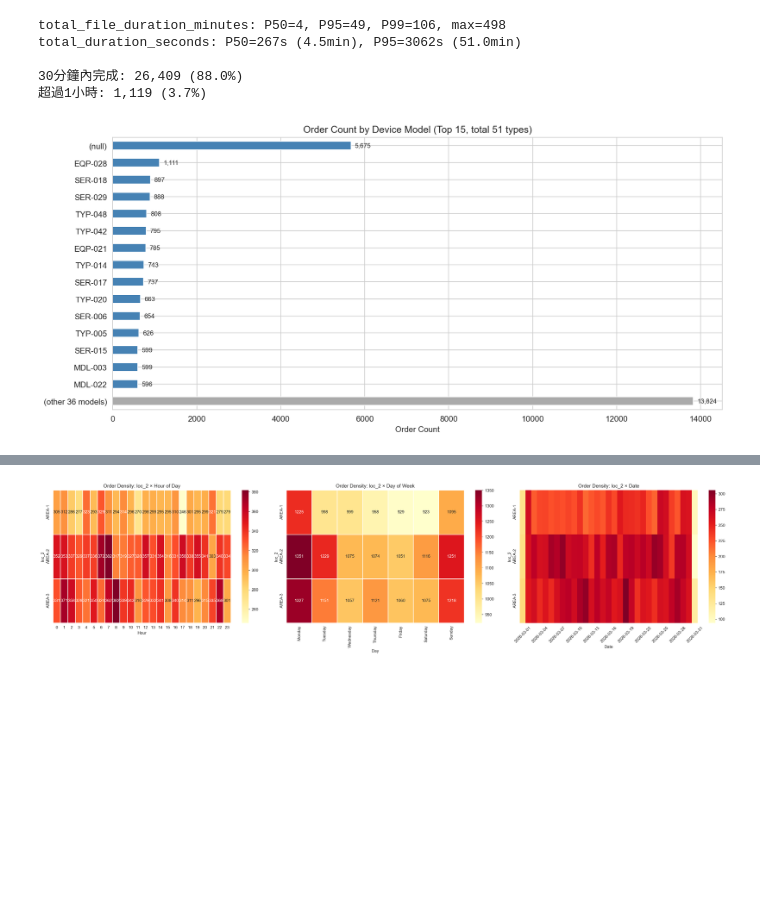
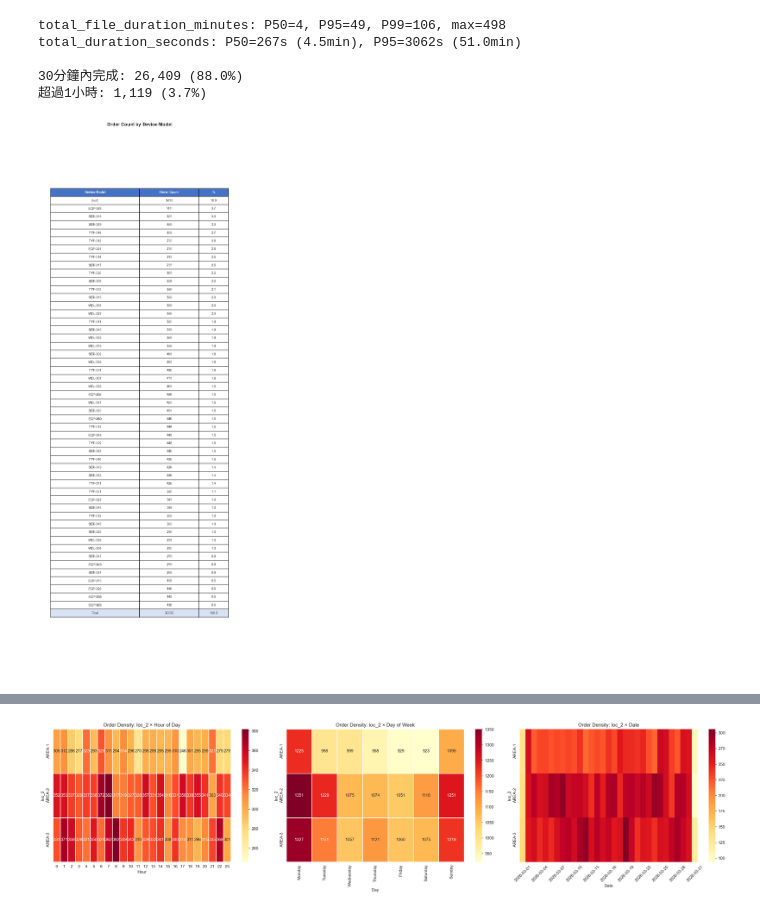
Before and after one commit to yschiang/perf-profiling, a Jupyter notebook: notebooks/step1_eda_contention.ipynb, the cells around one changed output, grey strips where cells are left out. Saved outputs shown, nothing was run; the diff lists cells and outputs as text; code cells hidden in the pictures; blank space fills up the shorter version.

Commit message:
Step 1: replace device model bar chart with two distribution tables (model + device order count)

```diff
--- a/notebooks/step1_eda_contention.ipynb
+++ b/notebooks/step1_eda_contention.ipynb
@@ -130,32 +130,89 @@ total_duration_seconds: P50=267s (4.5min), P95=3062s (51.0min)
 30分鐘內完成: 26,409 (88.0%)
 超過1小時: 1,119 (3.7%)
 # %%
-# Device model distribution (Top 15 + Others)
-model_counts = df['device_mode_name'].fillna('(null)').value_counts()
+# Device Model & Device Order Distribution (table images)
 
-if len(model_counts) > TOP_N_MODELS:
-    top = model_counts.head(TOP_N_MODELS)
-    others_count = model_counts.iloc[TOP_N_MODELS:].sum()
-    others_n = len(model_counts) - TOP_N_MODELS
-    plot_data = pd.concat([top, pd.Series({f'(other {others_n} models)': others_count})])
-else:
-    plot_data = model_counts
+# --- Table 1: Order count by device model ---
+model_counts = df['device_mode_name'].fillna('(null)').value_counts().reset_index()
+model_counts.columns = ['Device Model', 'Order Count']
+model_counts['%'] = (model_counts['Order Count'] / model_counts['Order Count'].sum() * 100).round(1)
+# Add total row
+total_row = pd.DataFrame([{'Device Model': 'Total', 'Order Count': model_counts['Order Count'].sum(), '%': 100.0}])
+model_table = pd.concat([model_counts, total_row], ignore_index=True)
 
-fig, ax = plt.subplots(figsize=(12, max(5, len(plot_data) * 0.35)))
-colors = ['steelblue'] * min(len(model_counts), TOP_N_MODELS) + ['#aaaaaa'] * (1 if len(model_counts) > TOP_N_MODELS else 0)
-plot_data.plot(kind='barh', ax=ax, color=colors[:len(plot_data)])
-ax.set_title(f'Order Count by Device Model (Top {TOP_N_MODELS}, total {len(model_counts)} types)')
-ax.set_xlabel('Order Count')
-ax.invert_yaxis()
-for i, (model, count) in enumerate(plot_data.items()):
-    ax.text(count + len(df)*0.003, i, f'{count:,}', va='center', fontsize=8)
+fig, ax = plt.subplots(figsize=(8, max(3, len(model_table) * 0.4 + 1)))
+ax.axis('off')
+ax.set_title('Order Count by Device Model', fontsize=13, fontweight='bold', pad=15)
+tbl = ax.table(cellText=model_table.values.tolist(),
+               colLabels=model_table.columns.tolist(),
+               cellLoc='center', loc='center', colWidths=[0.45, 0.3, 0.15])
+tbl.auto_set_font_size(False)
+tbl.set_fontsize(9)
+tbl.scale(1, 1.5)
+for j in range(len(model_table.columns)):
+    tbl[0, j].set_facecolor('#4472C4')
+    tbl[0, j].set_text_props(color='white', fontweight='bold')
+tbl[len(model_table), 0].set_facecolor('#D9E2F3')
+tbl[len(model_table), 1].set_facecolor('#D9E2F3')
+tbl[len(model_table), 2].set_facecolor('#D9E2F3')
 plt.tight_layout()
-plt.savefig(REPORTS_DIR / 'step1_device_model_dist.png', dpi=150)
+plt.savefig(REPORTS_DIR / 'step1_device_model_order_dist.png', dpi=150, bbox_inches='tight', facecolor='white')
 plt.show()
 
 null_pct = df['device_mode_name'].isnull().mean() * 100
 print(f"Device models: {df['device_mode_name'].nunique()} types + {null_pct:.1f}% null")
-print(f"Top 5: {model_counts.head(5).to_dict()}")
+
+# --- Table 2: Order count distribution by device ---
+device_counts = df.groupby('device_id').size().reset_index(name='order_count')
+bins = [0, 1, 5, 10, 20, 50, 100, 500, device_counts['order_count'].max() + 1]
+labels = ['1', '2-5', '6-10', '11-20', '21-50', '51-100', '101-500', '500+']
+# Remove unused upper bins
+while bins[-1] <= bins[-2]:
+    bins.pop()
+    labels.pop()
+device_counts['range'] = pd.cut(device_counts['order_count'], bins=bins, labels=labels[:len(bins)-1], right=True)
+
+dist = device_counts.groupby('range', observed=True).agg(
+    devices=('device_id', 'count'),
+    total_orders=('order_count', 'sum'),
+    min_orders=('order_count', 'min'),
+    max_orders=('order_count', 'max'),
+).reset_index()
+dist.columns = ['Order Count Range', 'Devices', 'Total Orders', 'Min', 'Max']
+dist['Device %'] = (dist['Devices'] / dist['Devices'].sum() * 100).round(1)
+dist = dist[['Order Count Range', 'Devices', 'Device %', 'Total Orders', 'Min', 'Max']]
+
+# Add total
+total_row2 = pd.DataFrame([{
+    'Order Count Range': 'Total',
+    'Devices': dist['Devices'].sum(),
+    'Device %': 100.0,
+    'Total Orders': dist['Total Orders'].sum(),
+    'Min': device_counts['order_count'].min(),
+    'Max': device_counts['order_count'].max(),
+}])
+dist_table = pd.concat([dist, total_row2], ignore_index=True)
+
+fig, ax = plt.subplots(figsize=(10, max(3, len(dist_table) * 0.45 + 1)))
+ax.axis('off')
+ax.set_title('Device Order Count Distribution', fontsize=13, fontweight='bold', pad=15)
+tbl = ax.table(cellText=dist_table.values.tolist(),
+               colLabels=dist_table.columns.tolist(),
+               cellLoc='center', loc='center')
+tbl.auto_set_font_size(False)
+tbl.set_fontsize(9)
+tbl.scale(1, 1.5)
+for j in range(len(dist_table.columns)):
+    tbl[0, j].set_facecolor('#4472C4')
+    tbl[0, j].set_text_props(color='white', fontweight='bold')
+for j in range(len(dist_table.columns)):
+    tbl[len(dist_table), j].set_facecolor('#D9E2F3')
+plt.tight_layout()
+plt.savefig(REPORTS_DIR / 'step1_device_order_dist.png', dpi=150, bbox_inches='tight', facecolor='white')
+plt.show()
+
+print(f"Devices: {len(device_counts)}, median orders/device: {device_counts['order_count'].median():.0f}")
+print(f"Devices with ≤5 orders: {(device_counts['order_count'] <= 5).sum()}")
 # %% [output]
-[figure, old version]
+[figure, new version]
 Device models: 50 types + 18.9% null
```
Also changed, not shown: parts of 1 cell of this notebook.
